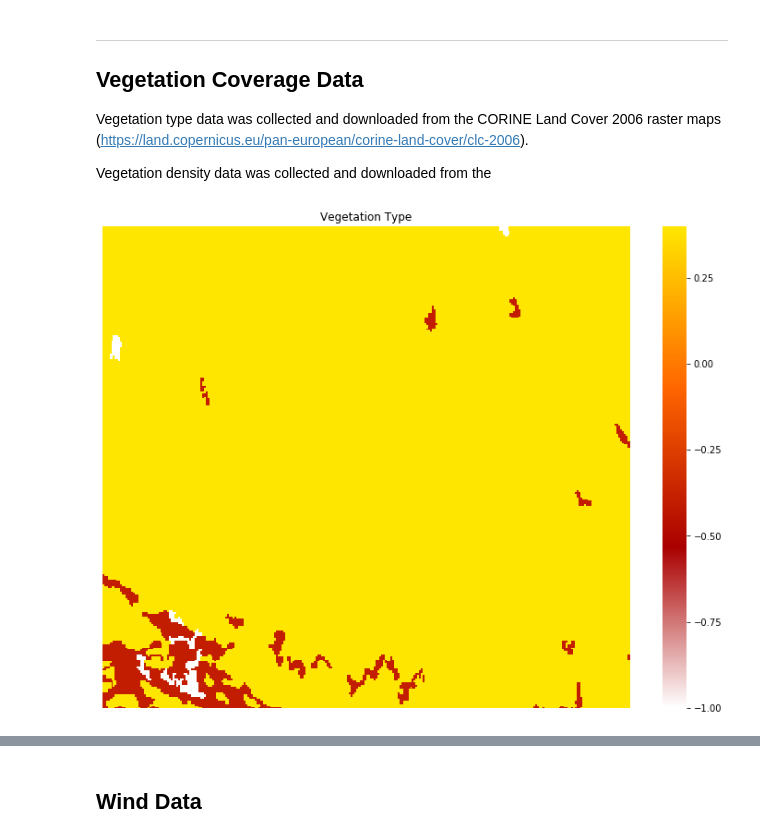
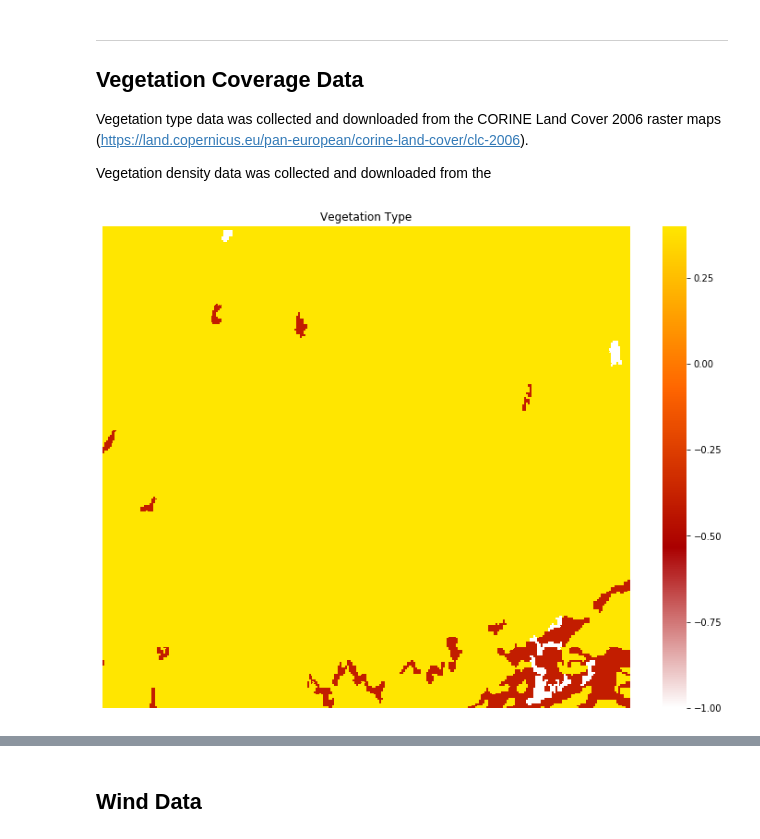
Before and after one commit to thearchitector/wind-and-fire, a Jupyter notebook: code/data.ipynb, the cells around one changed output, grey strips where cells are left out. Saved outputs shown, nothing was run; the diff lists cells and outputs as text; code cells hidden in the pictures.

```diff
--- a/code/data.ipynb
+++ b/code/data.ipynb
@@ -109,19 +115,18 @@ with rasterio.open('../data/CLC2006_V2018-20.tif') as dataset:
 # %%
 from matplotlib.colors import LinearSegmentedColormap
 
 cmap_type = LinearSegmentedColormap.from_list(
     name="veg_type",
     colors=[(1, 1, 1), (170/255, 0, 0), (1, 102/255, 0), (1, 230/255, 0)]
 )
 
 plt.figure(figsize=(12.8, 9.6))
 ax = sns.heatmap(veg_type, cmap=cmap_type)
-ax.invert_yaxis()
+plt.title("Vegetation Type")
 plt.axis(False)
-plt.title("Vegetation Type")
 plt.show()
 # %% [output]
-[figure, old version]
+[figure, new version]
 # %%
 cmap_density = LinearSegmentedColormap.from_list(
     name="veg_density",
```
Also changed, not shown: parts of 10 cells of this notebook, 1 other file.
